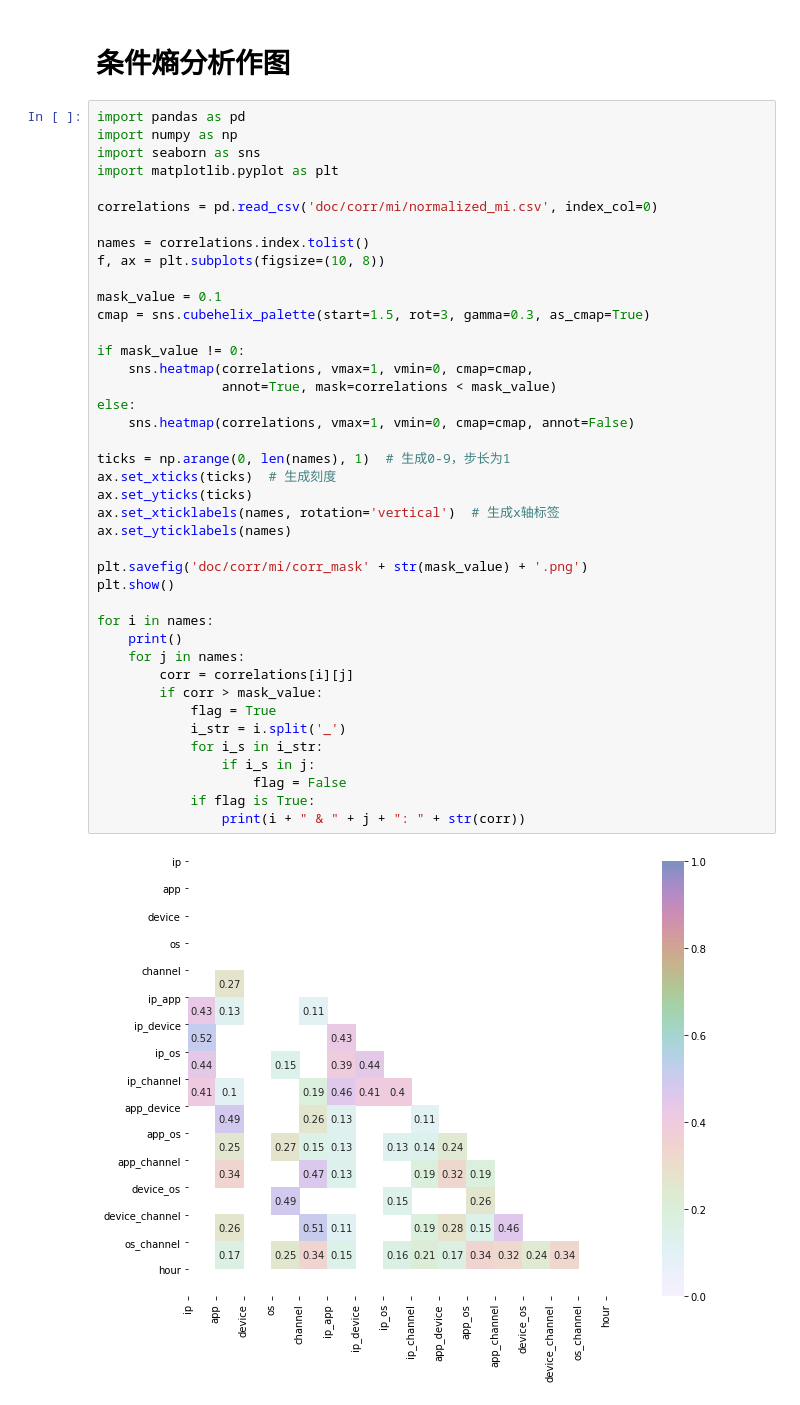
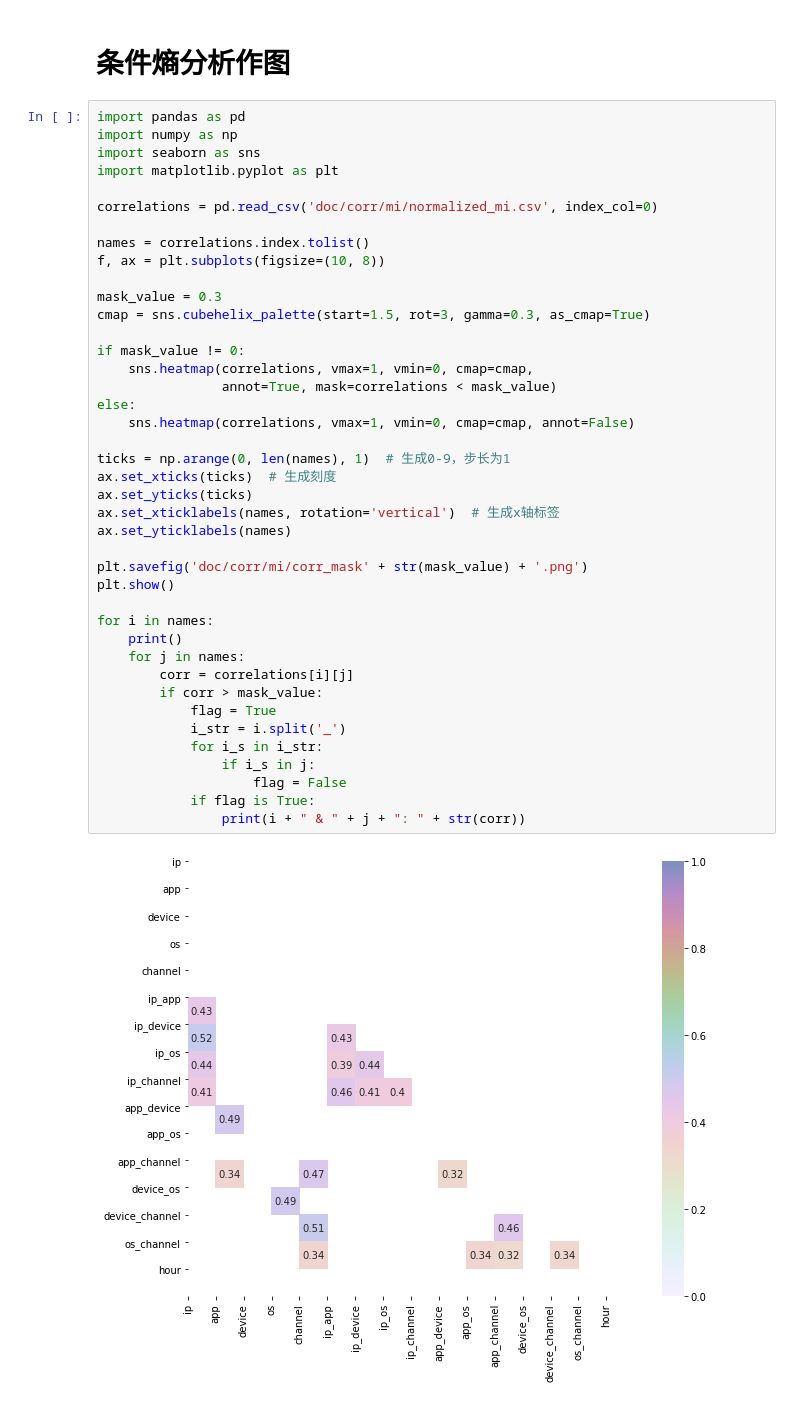
Before and after one commit to RMSnow/AdTracking, a Jupyter notebook: correlation.ipynb, the cells around one changed output. Cells and saved outputs as stored; diff of their text form.

```diff
--- a/correlation.ipynb
+++ b/correlation.ipynb
@@ -297,35 +297,35 @@ correlations = pd.read_csv('doc/corr/mi/normalized_mi.csv', index_col=0)
 names = correlations.index.tolist()
 f, ax = plt.subplots(figsize=(10, 8))
 
-mask_value = 0.1
+mask_value = 0.3
 cmap = sns.cubehelix_palette(start=1.5, rot=3, gamma=0.3, as_cmap=True)
 
 if mask_value != 0:
     sns.heatmap(correlations, vmax=1, vmin=0, cmap=cmap,
                 annot=True, mask=correlations < mask_value)
 else:
     sns.heatmap(correlations, vmax=1, vmin=0, cmap=cmap, annot=False)
 
 ticks = np.arange(0, len(names), 1)  # 生成0-9，步长为1
 ax.set_xticks(ticks)  # 生成刻度
 ax.set_yticks(ticks)
 ax.set_xticklabels(names, rotation='vertical')  # 生成x轴标签
 ax.set_yticklabels(names)
 
 plt.savefig('doc/corr/mi/corr_mask' + str(mask_value) + '.png')
 plt.show()
 
 for i in names:
     print()
     for j in names:
         corr = correlations[i][j]
         if corr > mask_value:
             flag = True
             i_str = i.split('_')
             for i_s in i_str:
                 if i_s in j:
                     flag = False
             if flag is True:
                 print(i + " & " + j + ": " + str(corr))
 # %% [output]
-[figure, old version]
+[figure, new version]
```
Also changed, not shown: parts of 2 cells of this notebook, 1 other file.
